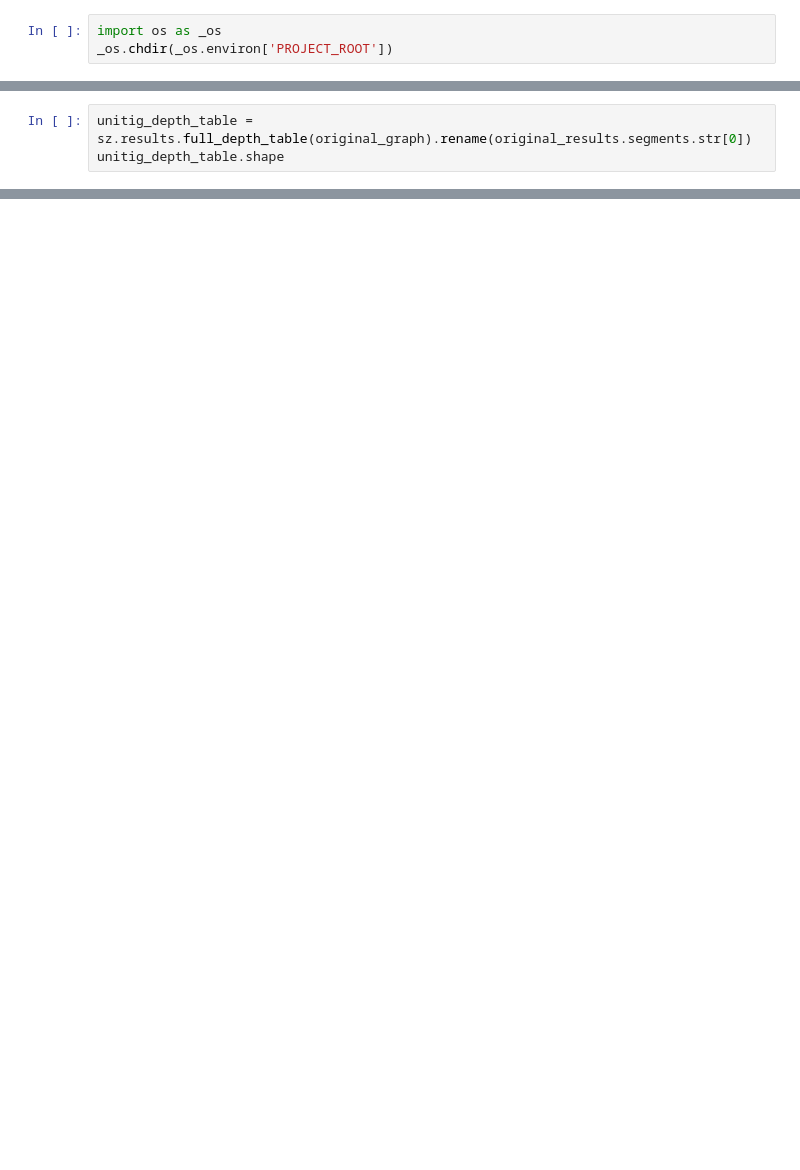
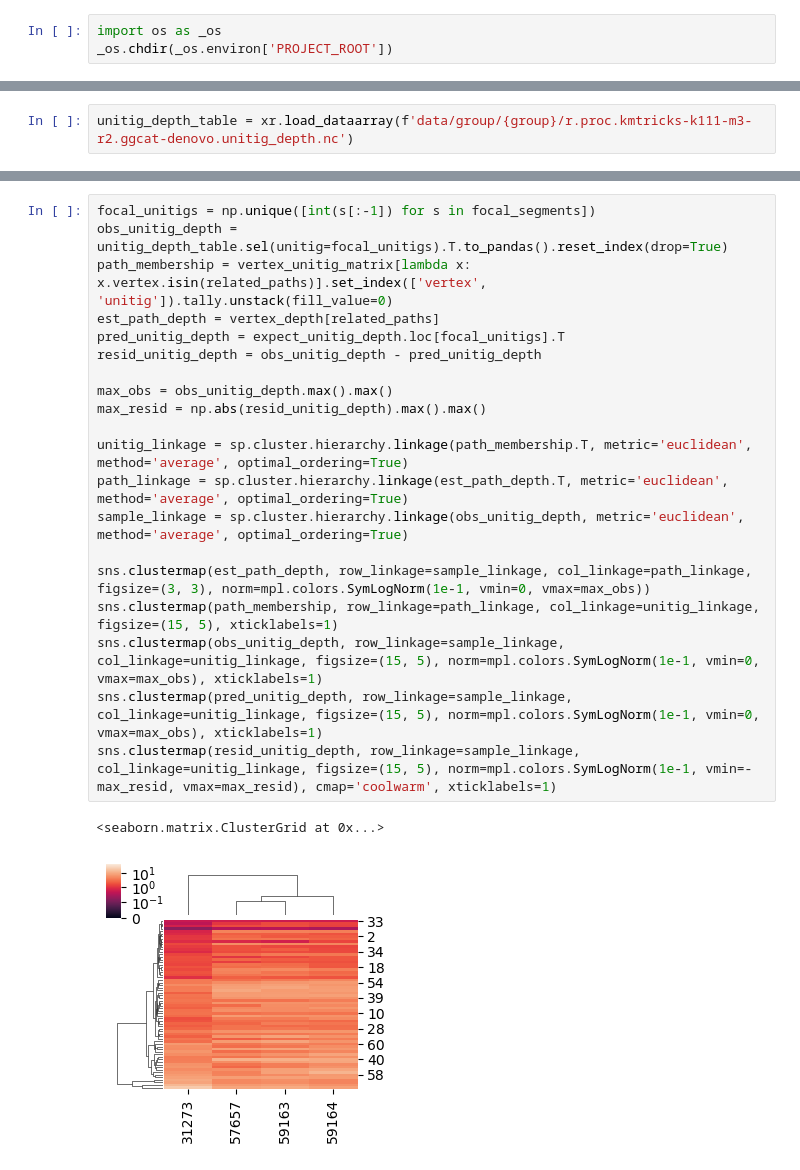
Before and after one commit to bsmith89/strain-aware-assembly, a Jupyter notebook: nb/explore_results.ipynb, the cells around one changed output, grey strips where cells are left out. Cells and saved outputs as stored; diff of their text form; blank space fills up the shorter version.

```diff
--- a/nb/explore_results.ipynb
+++ b/nb/explore_results.ipynb
@@ -77,0 +139,2 @@ ax.invert_xaxis()
+# %%
+unitig_depth_table = xr.load_dataarray(f'data/group/{group}/r.proc.kmtricks-k111-m3-r2.ggcat-denovo.unitig_depth.nc')
@@ -124,3 +181,0 @@ nounzip_results.sort_values(['length'], ascending=False).head(2)
-# %%
-unitig_depth_table = sz.results.full_depth_table(original_graph).rename(original_results.segments.str[0])
-unitig_depth_table.shape
@@ -249,0 +328,23 @@ sns.clustermap(unitig_length.T, row_cluster=False, col_linkage=unitig_linkage, f
+# %%
+focal_unitigs = np.unique([int(s[:-1]) for s in focal_segments])
+obs_unitig_depth = unitig_depth_table.sel(unitig=focal_unitigs).T.to_pandas().reset_index(drop=True)
+path_membership = vertex_unitig_matrix[lambda x: x.vertex.isin(related_paths)].set_index(['vertex', 'unitig']).tally.unstack(fill_value=0)
+est_path_depth = vertex_depth[related_paths]
+pred_unitig_depth = expect_unitig_depth.loc[focal_unitigs].T
+resid_unitig_depth = obs_unitig_depth - pred_unitig_depth
+
+max_obs = obs_unitig_depth.max().max()
+max_resid = np.abs(resid_unitig_depth).max().max()
+
+unitig_linkage = sp.cluster.hierarchy.linkage(path_membership.T, metric='euclidean', method='average', optimal_ordering=True)
+path_linkage = sp.cluster.hierarchy.linkage(est_path_depth.T, metric='euclidean', method='average', optimal_ordering=True)
+sample_linkage = sp.cluster.hierarchy.linkage(obs_unitig_depth, metric='euclidean', method='average', optimal_ordering=True)
+
+sns.clustermap(est_path_depth, row_linkage=sample_linkage, col_linkage=path_linkage, figsize=(3, 3), norm=mpl.colors.SymLogNorm(1e-1, vmin=0, vmax=max_obs))
+sns.clustermap(path_membership, row_linkage=path_linkage, col_linkage=unitig_linkage, figsize=(15, 5), xticklabels=1)
+sns.clustermap(obs_unitig_depth, row_linkage=sample_linkage, col_linkage=unitig_linkage, figsize=(15, 5), norm=mpl.colors.SymLogNorm(1e-1, vmin=0, vmax=max_obs), xticklabels=1)
+sns.clustermap(pred_unitig_depth, row_linkage=sample_linkage, col_linkage=unitig_linkage, figsize=(15, 5), norm=mpl.colors.SymLogNorm(1e-1, vmin=0, vmax=max_obs), xticklabels=1)
+sns.clustermap(resid_unitig_depth, row_linkage=sample_linkage, col_linkage=unitig_linkage, figsize=(15, 5), norm=mpl.colors.SymLogNorm(1e-1, vmin=-max_resid, vmax=max_resid), cmap='coolwarm', xticklabels=1)
+# %% [output]
+<seaborn.matrix.ClusterGrid at 0x...>
+[figure, added]
```
Also changed, not shown: parts of 69 cells of this notebook, 1 other file.
